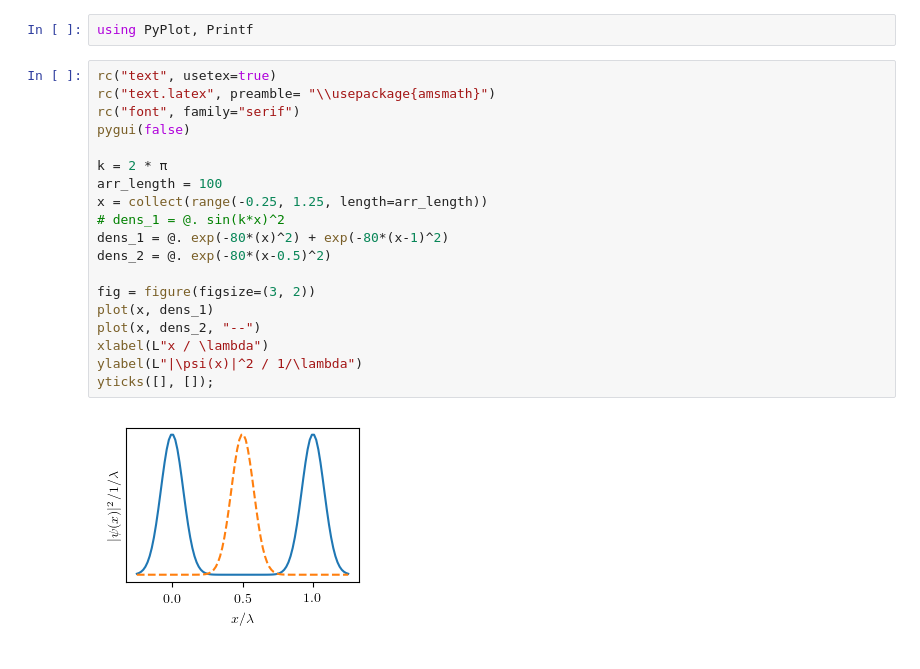
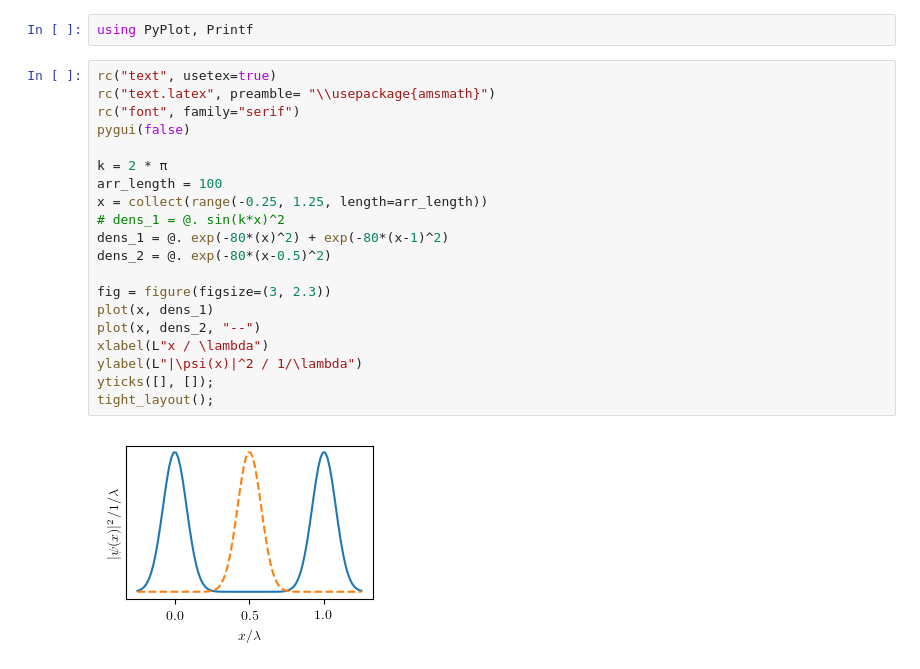
Before and after one commit to texmex76/qojulia, a Jupyter notebook: jupyter/Graphs for Thesis.ipynb, the cells around one changed output. Saved outputs shown, nothing was run; the diff lists cells and outputs as text.

```diff
--- a/jupyter/Graphs for Thesis.ipynb
+++ b/jupyter/Graphs for Thesis.ipynb
@@ -3,21 +3,22 @@ using PyPlot, Printf
 # %%
 rc("text", usetex=true)
 rc("text.latex", preamble= "\\usepackage{amsmath}")
 rc("font", family="serif")
 pygui(false)
 
 k = 2 * π
 arr_length = 100
 x = collect(range(-0.25, 1.25, length=arr_length))
 # dens_1 = @. sin(k*x)^2
 dens_1 = @. exp(-80*(x)^2) + exp(-80*(x-1)^2)
 dens_2 = @. exp(-80*(x-0.5)^2)
 
-fig = figure(figsize=(3, 2))
+fig = figure(figsize=(3, 2.3))
 plot(x, dens_1)
 plot(x, dens_2, "--")
 xlabel(L"x / \lambda")
 ylabel(L"|\psi(x)|^2 / 1/\lambda")
 yticks([], []);
+tight_layout();
 # %% [output]
-[figure, old version]
+[figure, new version]
```
Also changed, not shown: 1 other file.
